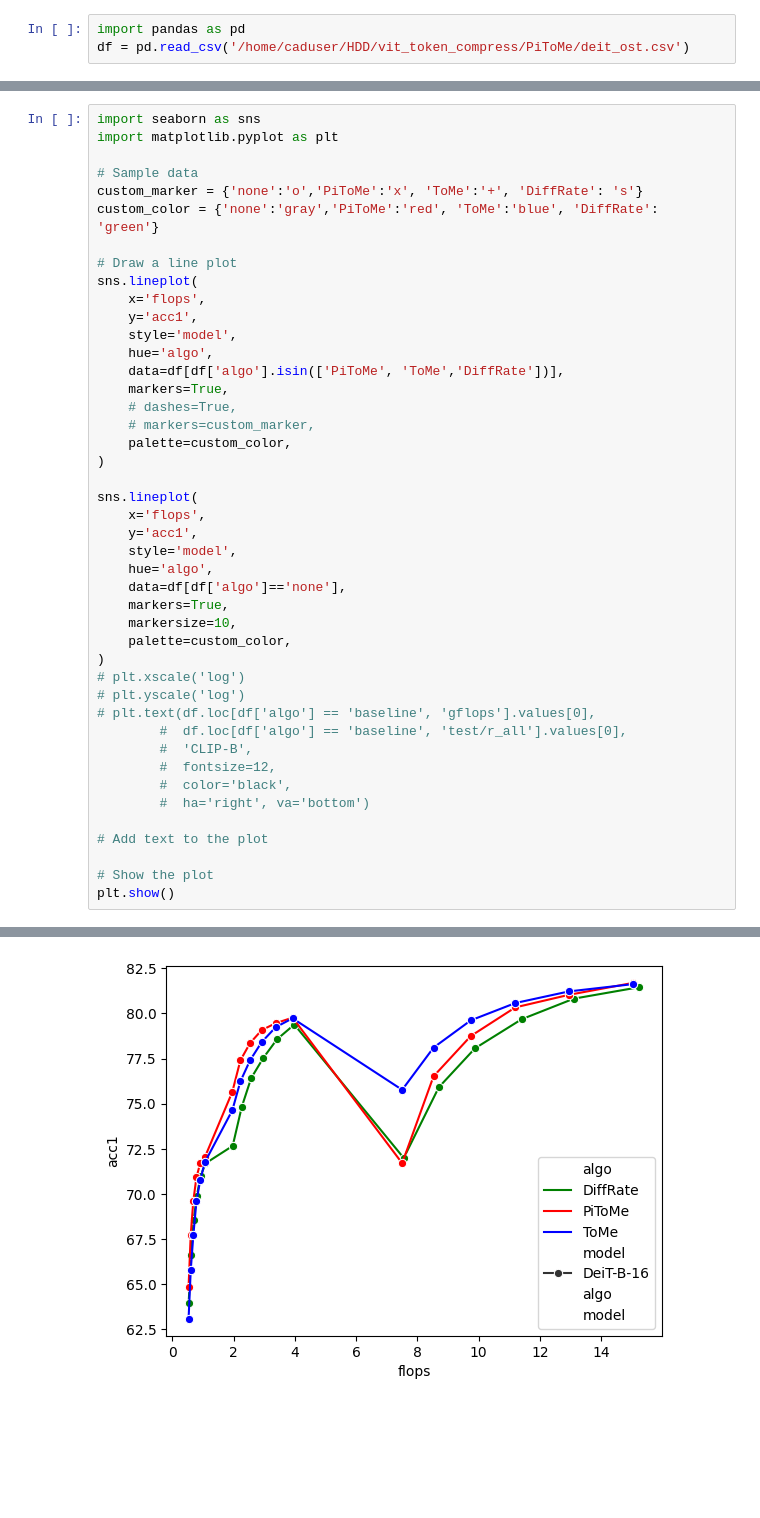
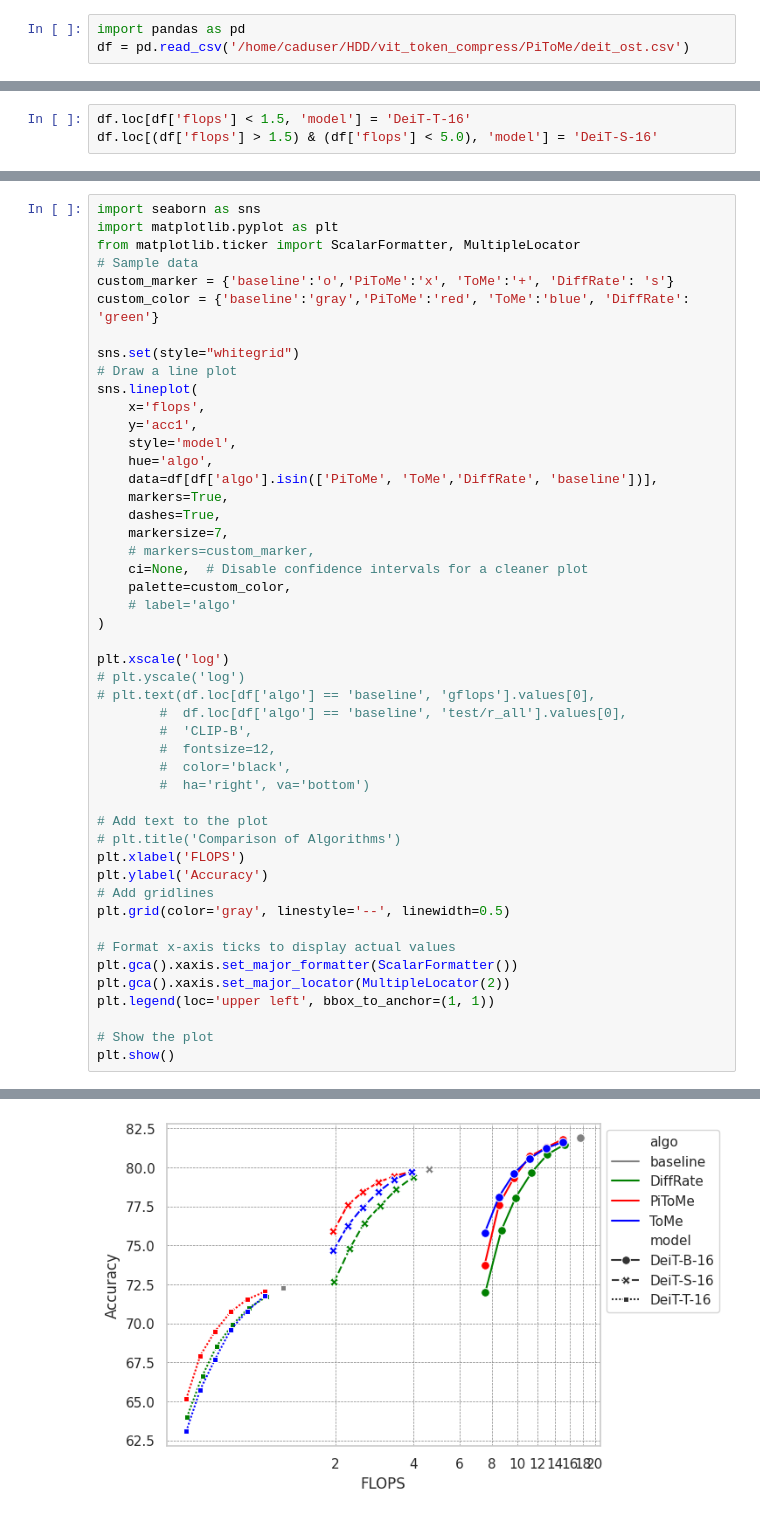
Before and after one commit to hchautran/PiToMe, a Jupyter notebook: itr/plot.ipynb, the cells around one changed output, grey strips where cells are left out. Saved outputs shown, nothing was run; the diff lists cells and outputs as text; blank space fills up the shorter version.

```diff
--- a/itr/plot.ipynb
+++ b/itr/plot.ipynb
@@ -72,0 +53,3 @@ df
+# %%
+df.loc[df['flops'] < 1.5, 'model'] = 'DeiT-T-16'
+df.loc[(df['flops'] > 1.5) & (df['flops'] < 5.0), 'model'] = 'DeiT-S-16'
@@ -73,35 +58,29 @@ df
 # %%
 import seaborn as sns
 import matplotlib.pyplot as plt
+from matplotlib.ticker import ScalarFormatter, MultipleLocator
+# Sample data
+custom_marker = {'baseline':'o','PiToMe':'x', 'ToMe':'+', 'DiffRate': 's'}
+custom_color = {'baseline':'gray','PiToMe':'red', 'ToMe':'blue', 'DiffRate': 'green'}
 
-# Sample data
-custom_marker = {'none':'o','PiToMe':'x', 'ToMe':'+', 'DiffRate': 's'}
-custom_color = {'none':'gray','PiToMe':'red', 'ToMe':'blue', 'DiffRate': 'green'}
-
+sns.set(style="whitegrid")
 # Draw a line plot
 sns.lineplot(
     x='flops',
     y='acc1',
     style='model',
     hue='algo',
-    data=df[df['algo'].isin(['PiToMe', 'ToMe','DiffRate'])],
+    data=df[df['algo'].isin(['PiToMe', 'ToMe','DiffRate', 'baseline'])],
     markers=True,
-    # dashes=True,
+    dashes=True,
+    markersize=7,
     # markers=custom_marker,
+    ci=None,  # Disable confidence intervals for a cleaner plot
     palette=custom_color,
+    # label='algo'
 )
 
-sns.lineplot(
-    x='flops',
-    y='acc1',
-    style='model',
-    hue='algo',
-    data=df[df['algo']=='none'],
-    markers=True,
-    markersize=10,
-    palette=custom_color,
-)
-# plt.xscale('log')
+plt.xscale('log')
 # plt.yscale('log')
 # plt.text(df.loc[df['algo'] == 'baseline', 'gflops'].values[0],
         #  df.loc[df['algo'] == 'baseline', 'test/r_all'].values[0],
@@ -111,6 +90,16 @@ sns.lineplot(
         #  ha='right', va='bottom')
 
 # Add text to the plot
+# plt.title('Comparison of Algorithms')
+plt.xlabel('FLOPS')
+plt.ylabel('Accuracy')
+# Add gridlines
+plt.grid(color='gray', linestyle='--', linewidth=0.5)
+
+# Format x-axis ticks to display actual values
+plt.gca().xaxis.set_major_formatter(ScalarFormatter())
+plt.gca().xaxis.set_major_locator(MultipleLocator(2))
+plt.legend(loc='upper left', bbox_to_anchor=(1, 1))
 
 # Show the plot
 plt.show()
@@ -118 +110 @@ plt.show()
-[figure, old version]
+[figure, new version]
```
Also changed, not shown: parts of 4 cells of this notebook, 4 other files.
